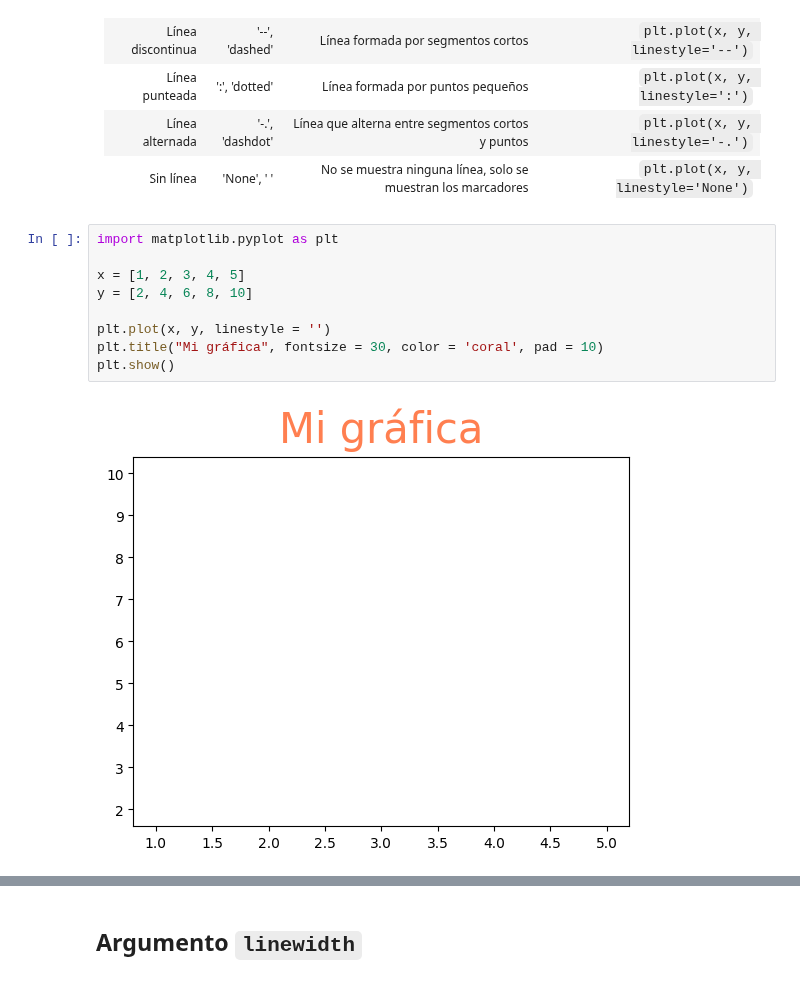
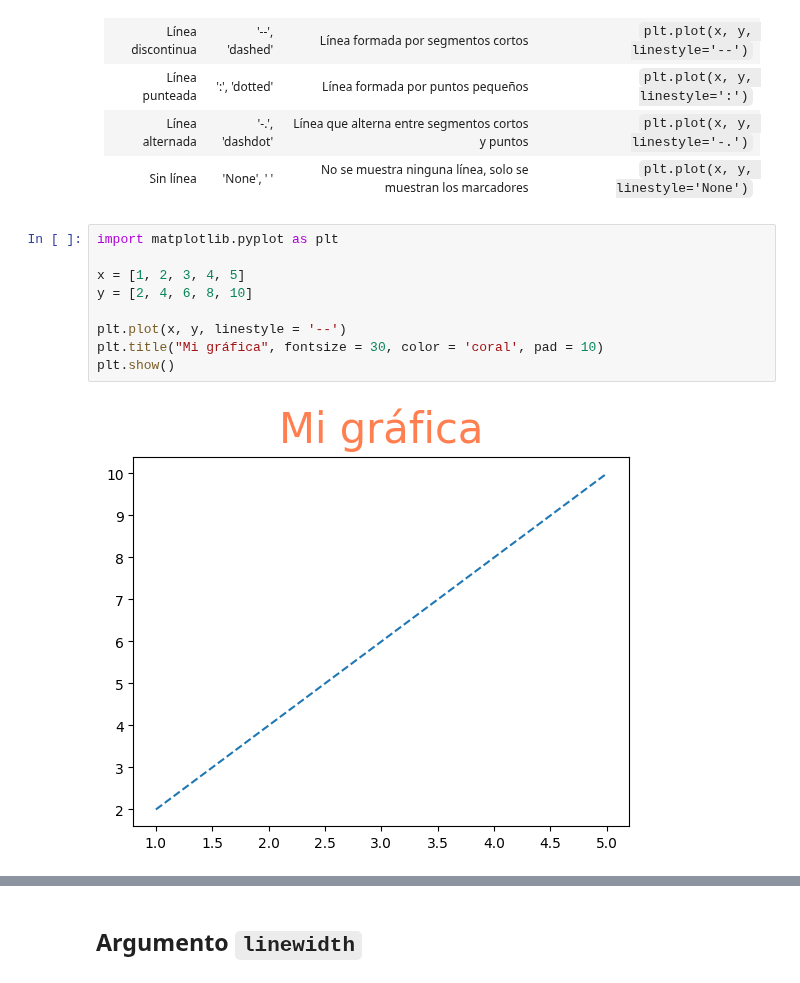
Before and after one commit to pjhh-ciencias/ProgramacionDOS2022, a Jupyter notebook: Python/S12.ipynb, the cells around one changed output, grey strips where cells are left out. Saved outputs shown, nothing was run; the diff lists cells and outputs as text.

```diff
--- a/Python/S12.ipynb
+++ b/Python/S12.ipynb
@@ -130,11 +130,11 @@ El argumento `linestyle` en la función `plt.plot()` de Matplotlib se utiliza pa
 # %%
 import matplotlib.pyplot as plt
 
 x = [1, 2, 3, 4, 5]
 y = [2, 4, 6, 8, 10]
 
-plt.plot(x, y, linestyle = '')
+plt.plot(x, y, linestyle = '--')
 plt.title("Mi gráfica", fontsize = 30, color = 'coral', pad = 10)
 plt.show()
 # %% [output]
-[figure, old version]
+[figure, new version]
```
Also changed, not shown: parts of 27 cells of this notebook, 1 other file.
